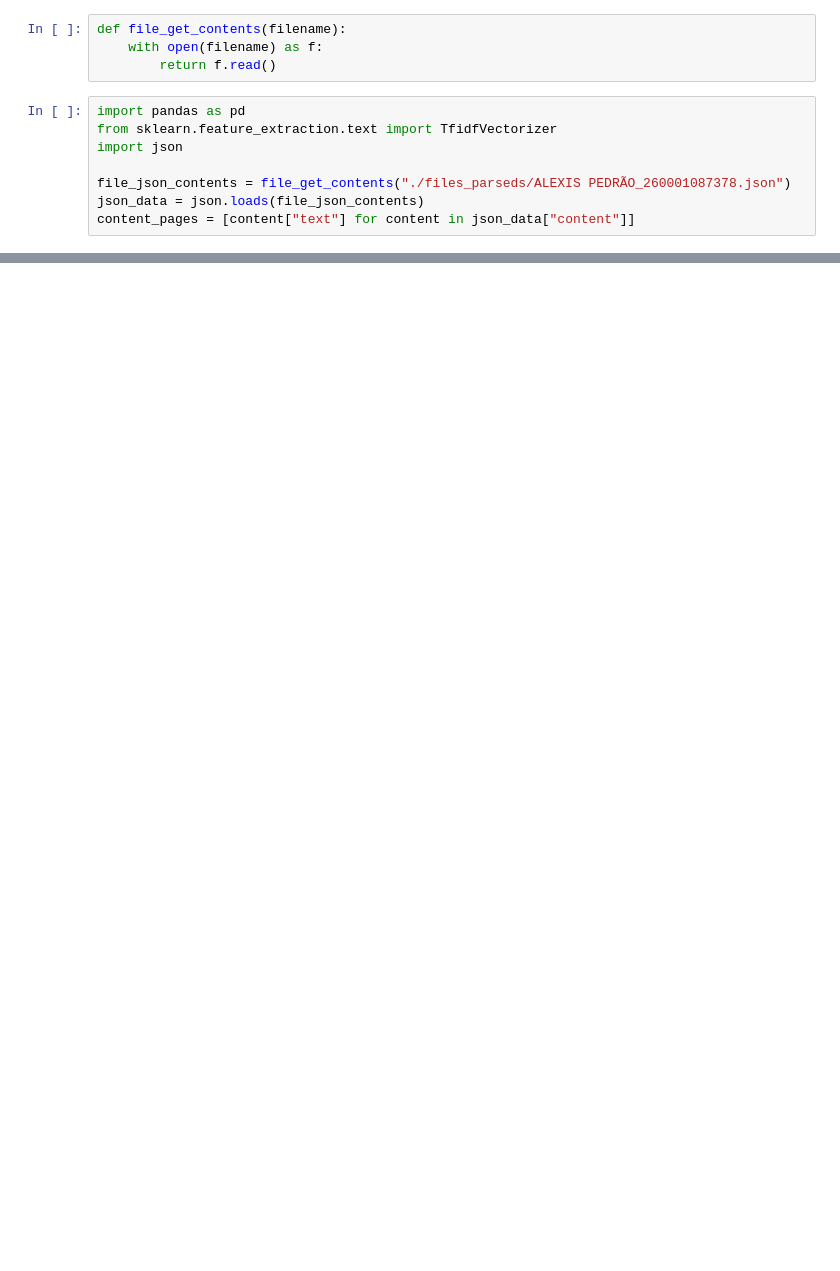
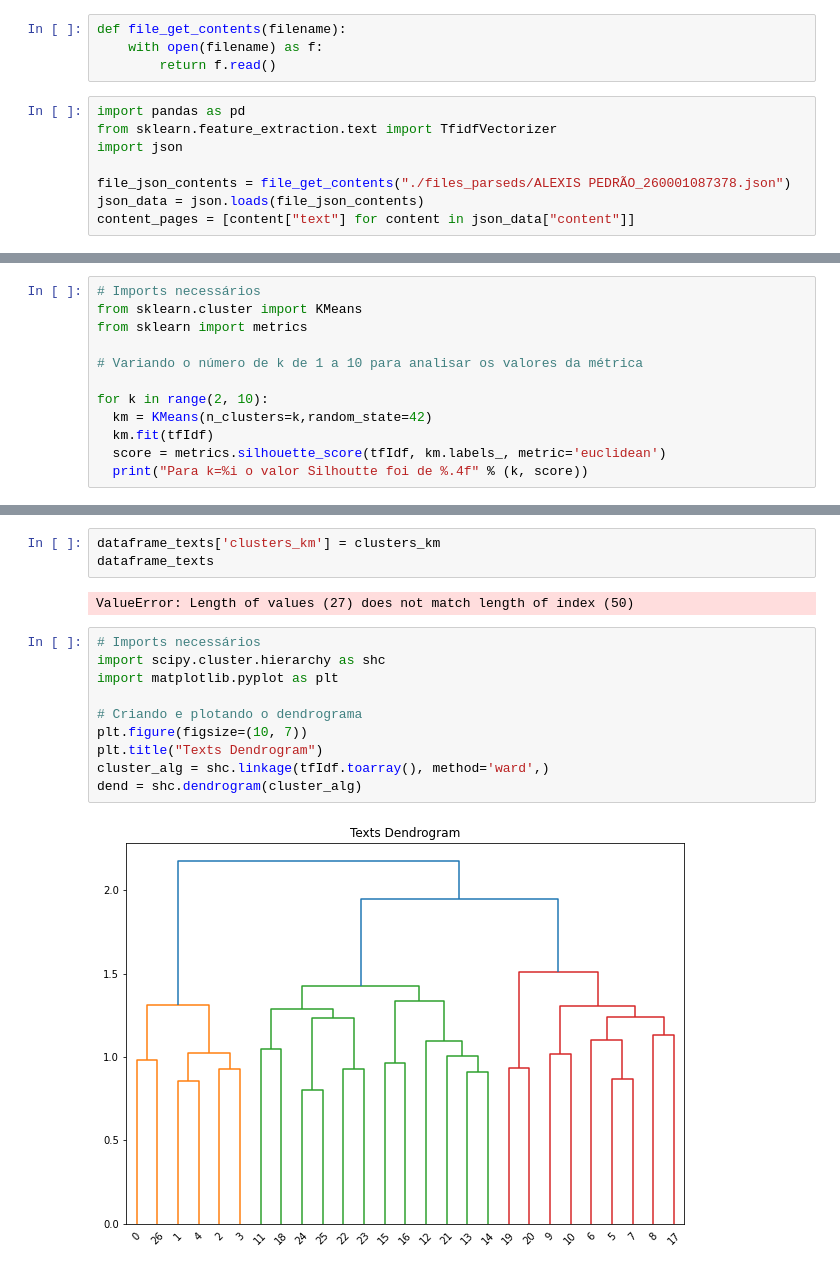
Before and after one commit to adolfoguimaraes/analise-planos-de-governos, a Jupyter notebook: test-vectorize-tf-idf.ipynb, the cells around one changed output, grey strips where cells are left out. Saved outputs shown, nothing was run; the diff lists cells and outputs as text; blank space fills up the shorter version.

Commit message:
Add clusters

```diff
--- a/test-vectorize-tf-idf.ipynb
+++ b/test-vectorize-tf-idf.ipynb
@@ -62,0 +101,12 @@ print(sentences_dictionary)
+# %%
+# Imports necessários
+from sklearn.cluster import KMeans
+from sklearn import metrics
+
+# Variando o número de k de 1 a 10 para analisar os valores da métrica
+
+for k in range(2, 10):
+  km = KMeans(n_clusters=k,random_state=42)
+  km.fit(tfIdf)
+  score = metrics.silhouette_score(tfIdf, km.labels_, metric='euclidean')
+  print("Para k=%i o valor Silhoutte foi de %.4f" % (k, score))
@@ -62,0 +129,17 @@ print(sentences_dictionary)
+# %%
+dataframe_texts['clusters_km'] = clusters_km
+dataframe_texts
+# %% [output]
+ValueError: Length of values (27) does not match length of index (50)
+# %%
+# Imports necessários
+import scipy.cluster.hierarchy as shc
+import matplotlib.pyplot as plt
+
+# Criando e plotando o dendrograma
+plt.figure(figsize=(10, 7))
+plt.title("Texts Dendrogram")
+cluster_alg = shc.linkage(tfIdf.toarray(), method='ward',)
+dend = shc.dendrogram(cluster_alg)
+# %% [output]
+[figure, added]
```
Also changed, not shown: parts of 16 cells of this notebook.
